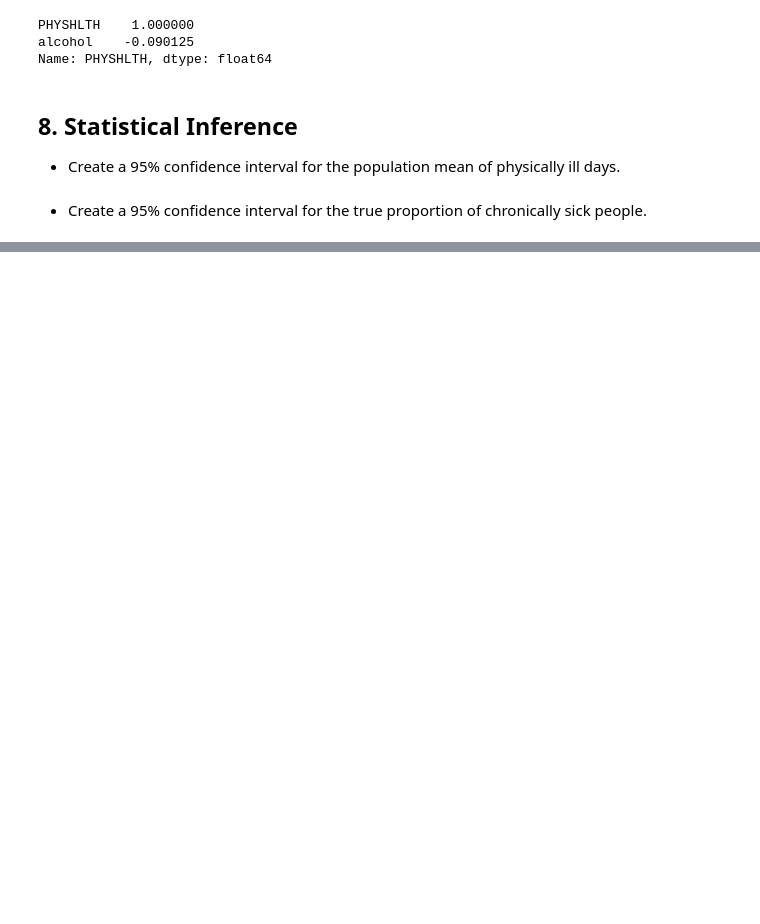
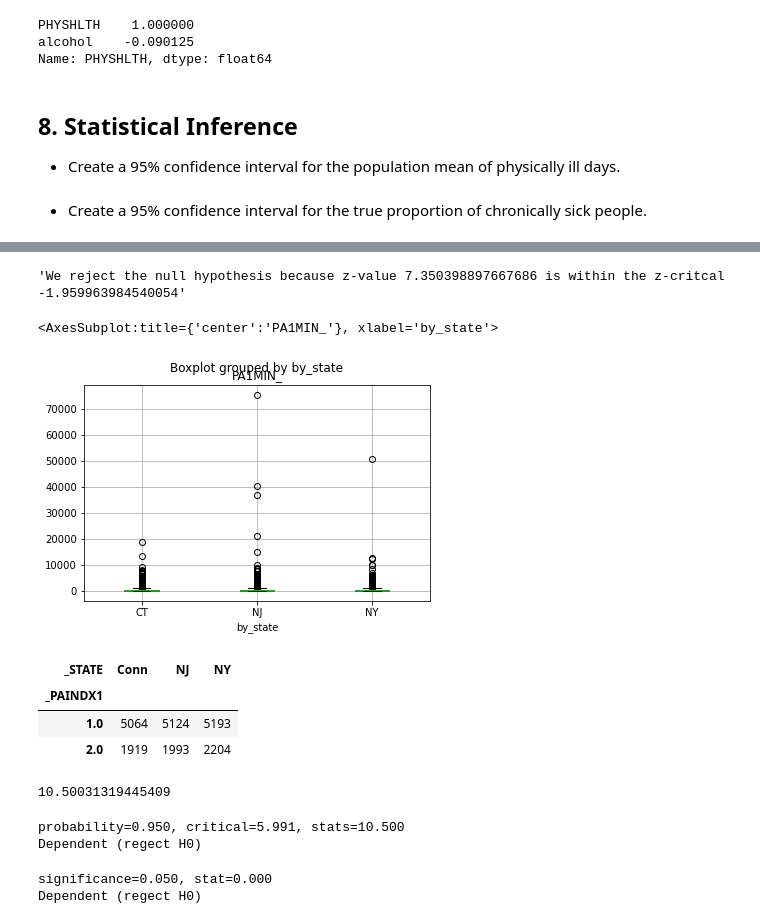
Before and after one commit to Astroraf/nyc-mhtn-ds-120720-lectures, a Jupyter notebook: Phase_1/STATS_case_study/Statistical_Tests_Applied_partial_answer_key.ipynb, the cells around one changed output, grey strips where cells are left out. Drawn from its saved outputs; the diff is of its cells as text; code cells hidden in the pictures; blank space fills up the shorter version.

```diff
--- a/Phase_1/STATS_case_study/Statistical_Tests_Applied_partial_answer_key.ipynb
+++ b/Phase_1/STATS_case_study/Statistical_Tests_Applied_partial_answer_key.ipynb
@@ -635,0 +795,2 @@ Select/create a binary variable from the survey questions as you dependent varia
+# %%
+df['by_state'] = df._STATE.apply(lambda x: 'CT' if x == 'Conn' else ('NJ' if x == 'NJ' else 'NY'))
@@ -635,0 +954,2 @@ Select/create a binary variable from the survey questions as you dependent varia
+# %%
+df.dropna(subset=['PA1MIN_'], inplace=True)
@@ -635,0 +1064,6 @@ Select/create a binary variable from the survey questions as you dependent varia
+# %%
+proj_dict = {9: np.nan}
+
+df['_PAINDX1'] = df['_PAINDX1'].replace(proj_dict)
+# %%
+df.dropna(subset=['_PAINDX1'], inplace=True)
@@ -635,0 +1091,45 @@ Select/create a binary variable from the survey questions as you dependent varia
+# %%
+two_proportions_diff(males['_PAINDX1'], females['_PAINDX1'], df['_PAINDX1'] )
+# %% [output]
+'We reject the null hypothesis because z-value 7.350398897667686 is within the z-critcal -1.959963984540054'
+# %%
+df.boxplot('PA1MIN_', by = 'by_state')
+# %% [output]
+<AxesSubplot:title={'center':'PA1MIN_'}, xlabel='by_state'>
+[figure, added]
+# %%
+act_states = df.groupby(['_PAINDX1'])['_STATE'].value_counts().unstack()
+act_states
+# %% [output]
+| _STATE | Conn | NJ | NY |
+| _PAINDX1 |  |  |  |
+| 1.0 | 5064 | 5124 | 5193 |
+| 2.0 | 1919 | 1993 | 2204 |
+# %%
+stat1, p1, dof1, expected1 = chi2_contingency(act_states)
+stat1
+# %% [output]
+10.50031319445409
+# %%
+# interpret test-statistic
+prob1 = 0.95
+critical1 = chi2.ppf(prob1, dof1)
+print('probability=%.3f, critical=%.3f, stats=%.3f' %(prob1, critical1, stat1))
+if abs(stat1)>= critical:
+    print('Dependent (regect H0)')
+else:
+    print('Independent (fail to reject H0)')
+# %% [output]
+probability=0.950, critical=5.991, stats=10.500
+Dependent (regect H0)
+# %%
+#interpret p-value
+alpha1 = 1.0 - prob1
+print('significance=%.3f, stat=%.3f' % (alpha1, p))
+if p <= alpha:
+    print('Dependent (regect H0)')
+else:
+    print('Independent (fail to reject H0)')
+# %% [output]
+significance=0.050, stat=0.000
+Dependent (regect H0)
```
Also changed, not shown: parts of 71 cells of this notebook, 10 other files.
